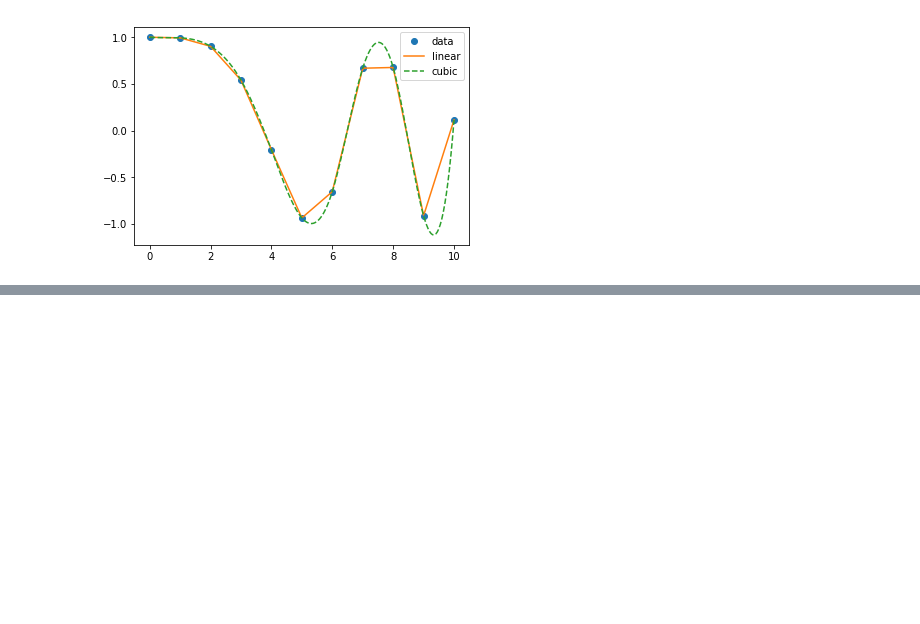
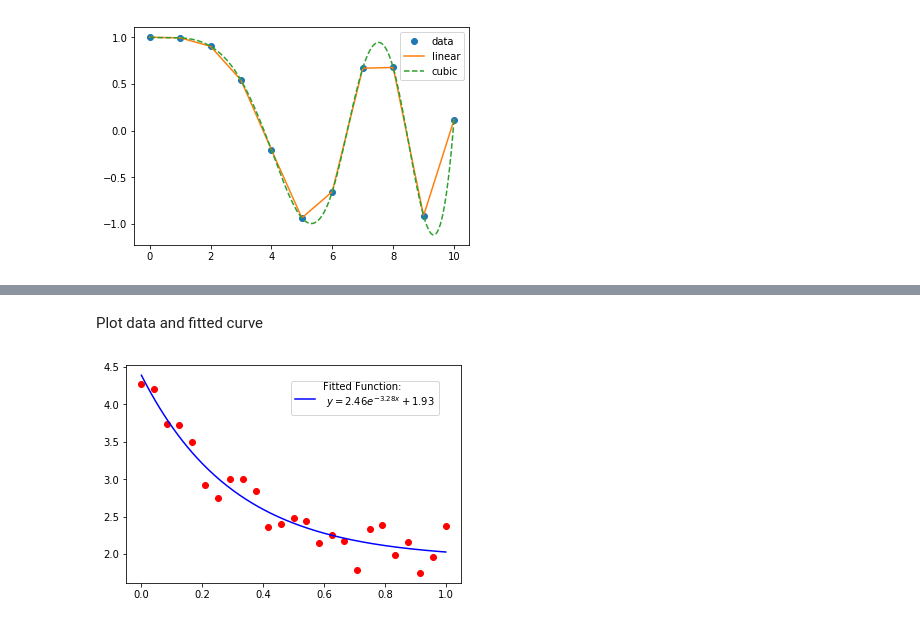
Before and after one commit to eotp/workshop-data-science-CODE, a Jupyter notebook: notebooks/02e - The Python Ecosystem - The SciPy library.ipynb, the cells around one changed output, grey strips where cells are left out. Cells and saved outputs as stored; diff of their text form; code cells hidden in the pictures; blank space fills up the shorter version.

Commit message:
scipy nb

```diff
--- a/notebooks/02e - The Python Ecosystem - The SciPy library.ipynb
+++ b/notebooks/02e - The Python Ecosystem - The SciPy library.ipynb
@@ -113,0 +161,6 @@ ax.legend(['data', 'linear', 'cubic'], loc='best');
+# %%
+from scipy.optimize import curve_fit
+def fit_exp_nonlinear(x, y):
+    opt_parms, parm_cov = curve_fit(model_func, x, y, maxfev=2000)
+    y0, m, C = opt_parms
+    return y0, m, C
@@ -113,0 +178,2 @@ ax.legend(['data', 'linear', 'cubic'], loc='best');
+# %%
+x_new = np.linspace(0,1,200)
@@ -113,0 +182,13 @@ ax.legend(['data', 'linear', 'cubic'], loc='best');
+# %%
+fit_y = model_func(x_new, y0, m, C)
+# %% [markdown]
+Plot data and fitted curve
+# %%
+fig, ax = plt.subplots()
+ax.plot(data_x, data_y, 'ro')
+ax.plot(x_new, fit_y, 'b-',
+        label='Fitted Function:\n $y = %0.2f  e^{%0.2f x} + %0.2f$' % (y0, m, C))
+
+ax.legend(bbox_to_anchor=(0.95, 0.95));
+# %% [output]
+[figure, added]
```
Also changed, not shown: parts of 17 cells of this notebook, 4 other files.
